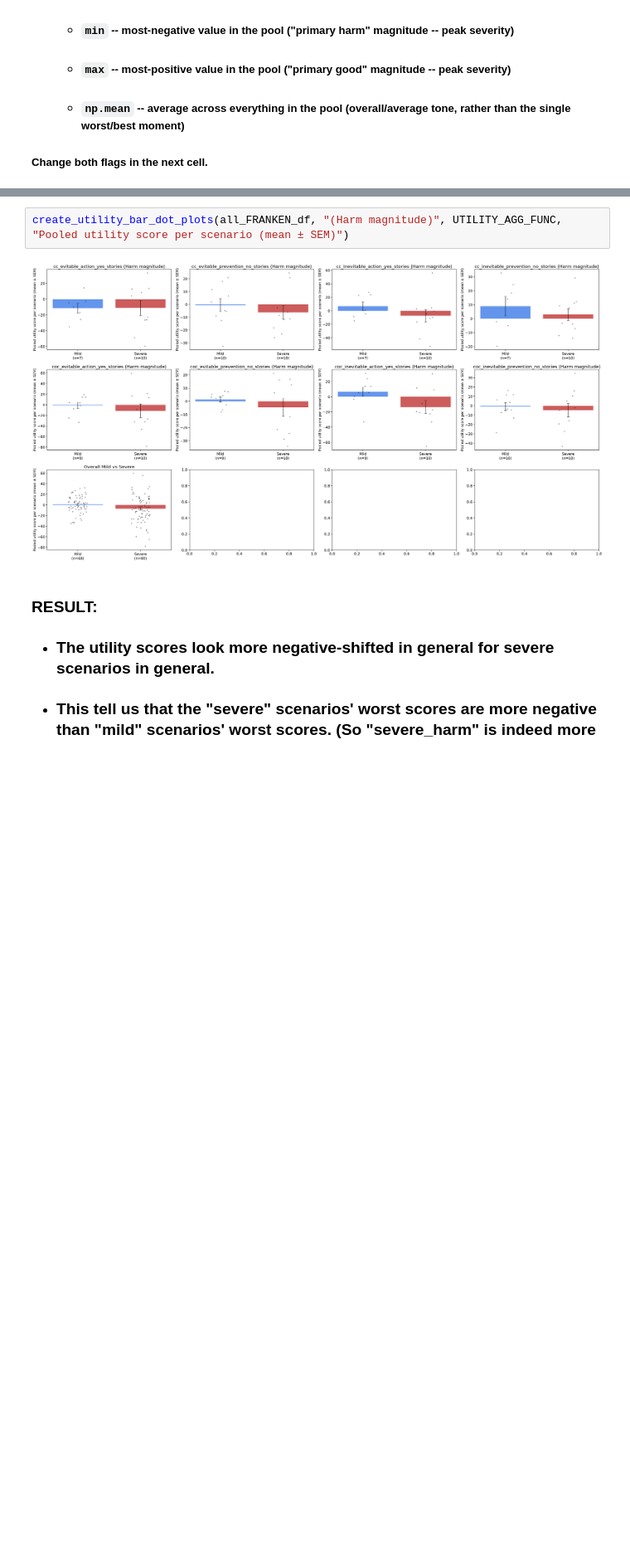
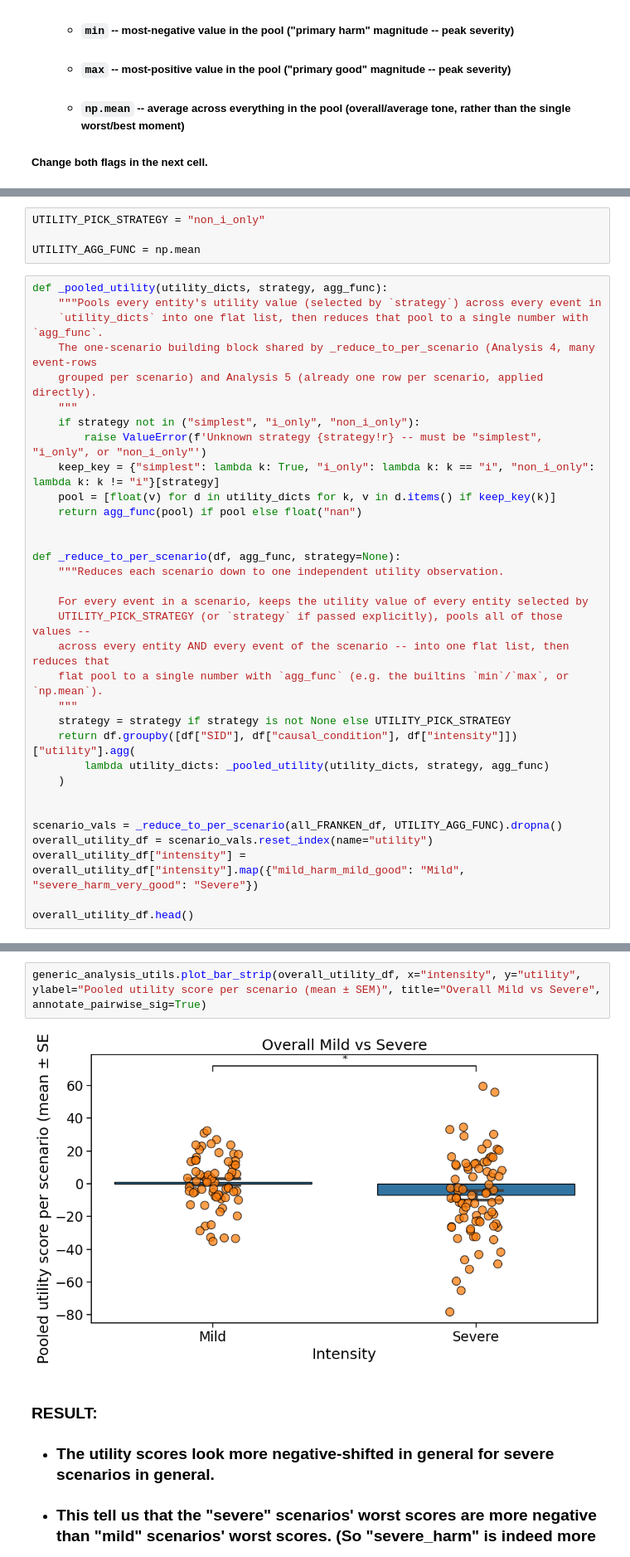
Before and after one commit to AIObjectives/graph_extract, a Jupyter notebook: analysis/franken/analysis_utility.ipynb, the cells around one changed output, grey strips where cells are left out. Shown at 83% size. Drawn from its saved outputs; the diff is of its cells as text; blank space fills up the shorter version.

Commit message:
refactored both notebooks, added analysis 5 to utility ntbk to correlate with Exp1 goodness/harm ratings

```diff
--- a/analysis/franken/analysis_utility.ipynb
+++ b/analysis/franken/analysis_utility.ipynb
@@ -123,0 +102,37 @@ UTILITY_AGG_FUNC = np.mean
+# %%
+UTILITY_PICK_STRATEGY = "non_i_only"
+
+UTILITY_AGG_FUNC = np.mean
+# %%
+def _pooled_utility(utility_dicts, strategy, agg_func):
+    """Pools every entity's utility value (selected by `strategy`) across every event in
+    `utility_dicts` into one flat list, then reduces that pool to a single number with `agg_func`.
+    The one-scenario building block shared by _reduce_to_per_scenario (Analysis 4, many event-rows
+    grouped per scenario) and Analysis 5 (already one row per scenario, applied directly).
+    """
+    if strategy not in ("simplest", "i_only", "non_i_only"):
+        raise ValueError(f'Unknown strategy {strategy!r} -- must be "simplest", "i_only", or "non_i_only"')
+    keep_key = {"simplest": lambda k: True, "i_only": lambda k: k == "i", "non_i_only": lambda k: k != "i"}[strategy]
+    pool = [float(v) for d in utility_dicts for k, v in d.items() if keep_key(k)]
+    return agg_func(pool) if pool else float("nan")
+
+
+def _reduce_to_per_scenario(df, agg_func, strategy=None):
+    """Reduces each scenario down to one independent utility observation.
+
+    For every event in a scenario, keeps the utility value of every entity selected by
+    UTILITY_PICK_STRATEGY (or `strategy` if passed explicitly), pools all of those values --
+    across every entity AND every event of the scenario -- into one flat list, then reduces that
+    flat pool to a single number with `agg_func` (e.g. the builtins `min`/`max`, or `np.mean`).
+    """
+    strategy = strategy if strategy is not None else UTILITY_PICK_STRATEGY
+    return df.groupby([df["SID"], df["causal_condition"], df["intensity"]])["utility"].agg(
+        lambda utility_dicts: _pooled_utility(utility_dicts, strategy, agg_func)
+    )
+
+
+scenario_vals = _reduce_to_per_scenario(all_FRANKEN_df, UTILITY_AGG_FUNC).dropna()
+overall_utility_df = scenario_vals.reset_index(name="utility")
+overall_utility_df["intensity"] = overall_utility_df["intensity"].map({"mild_harm_mild_good": "Mild", "severe_harm_very_good": "Severe"})
+
+overall_utility_df.head()
@@ -124,7 +146,7 @@ UTILITY_AGG_FUNC = np.mean
 # %%
-create_utility_bar_dot_plots(all_FRANKEN_df, "(Harm magnitude)", UTILITY_AGG_FUNC, "Pooled utility score per scenario (mean ± SEM)")
+generic_analysis_utils.plot_bar_strip(overall_utility_df, x="intensity", y="utility", ylabel="Pooled utility score per scenario (mean ± SEM)", title="Overall Mild vs Severe", annotate_pairwise_sig=True)
 # %% [output]
-[figure, old version]
+[figure, new version]
 # %% [markdown]
 ### **RESULT:**
 
```
Also changed, not shown: parts of 26 cells of this notebook, 6 other files.
